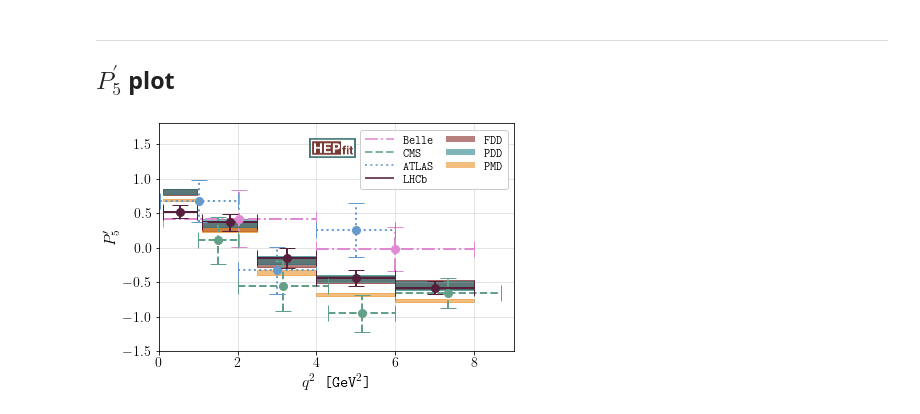
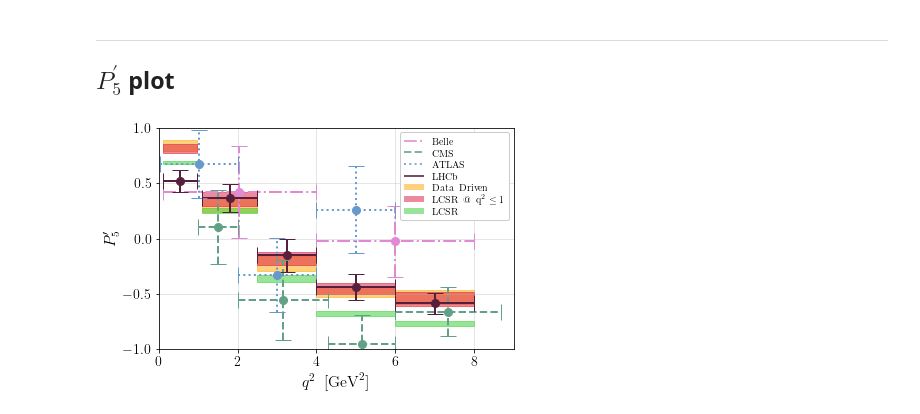
Before and after one commit to talismanbrandi/Plotting, a Jupyter notebook: notebooks/bsll_2021/P5p.ipynb, the cells around one changed output. Drawn from its saved outputs; the diff is of its cells as text; code cells hidden in the pictures.

Commit message:
plots and data for arXiv:2110.10126v2

```diff
--- a/notebooks/bsll_2021/P5p.ipynb
+++ b/notebooks/bsll_2021/P5p.ipynb
@@ -72,12 +72,12 @@ __________________
 __NOTE:__ Do not run this unless you have the data. You can load data below.
 # %%
 # set dump to True to dump data
-dump = True
+dump = False
 
 if dump:
-    FDD_path = '../../../bsll-2021/Normal-Runs/Global-SM-P5p-1/SM/FDD/SM/p5p.txt'
-    PDD_path = '../../../bsll-2021/Normal-Runs/Global-SM-P5p/SM/PDD/SM/p5p.txt'
-    PMD_path = '../../../bsll-2021/Normal-Runs/Global-SM-P5p/SM/PMD/SM/p5p.txt'
+    FDD_path = '../../../TheNewHope/PSR3/SM/FDD/SM/p5p.txt'
+    PDD_path = '../../../TheNewHope/PSR3/SM/PDD/SM/p5p.txt'
+    PMD_path = '../../../TheNewHope/PSR3/SM/PMD/SM/p5p.txt'
 
     LHCb_bins = [[x[2], x[3]] for x in P5p_LHCb]
 
@@ -124,7 +124,7 @@ plt.figure(figsize=(6,4))
 
 colors = ['#E18AD4', '#63a088', '#6699CC', '#56203d']
 style = ['dashdot', '--', ':', '-']
-bands = ['#710200', '#006f71', '#e67e00']
+bands = ['orange', 'crimson', 'limegreen']
 
 for i, had in enumerate(['FDD', 'PDD', 'PMD']):
     for row in data[had].iterrows():
@@ -132,38 +132,38 @@ for i, had in enumerate(['FDD', 'PDD', 'PMD']):
         plt.fill_between(item['bins'], [item.upper, item.upper], [item.lower, item.lower], alpha=0.5, color=bands[i])
 
 for i, key in enumerate(['Belle', 'CMS', 'ATLAS', 'LHCb']):
     x, y, xerr, yerr = formatter(data_d[key])
     eb = plt.errorbar(x, y, xerr=xerr, yerr=yerr, fmt='o', color=colors[i], ecolor=colors[i], elinewidth=2, capsize=8, markersize=8)
     eb[-1][0].set_linestyle(style[i])
     eb[-1][1].set_linestyle(style[i])
 
 # settings for the plot
 plt.xlim(0,9)
-plt.ylim(-1.5,1.8)
+plt.ylim(-1.,1.)
 plt.grid(':', alpha=0.4)
-plt.xlabel(r'$q^2$ [GeV$^2$]', fontsize=16)
+plt.xlabel(r'$q^2\ [\rm{GeV}^2]$', fontsize=16)
 plt.ylabel(r'$P_5^\prime$', fontsize=16)
 ax = plt.gca()
 ax.tick_params(axis='both', which='major', labelsize=14)
 
 # add the logo
-placeLogo(2.5, 3.8)
+# placeLogo(2.5, 3.8)
 
 # make the legend
-size = 12
+size = 10
 line0 = Line2D([0], [0], color=colors[0], linewidth=2, linestyle=style[0], solid_capstyle='butt', alpha=0.8)
 line1 = Line2D([0], [0], color=colors[1], linewidth=2, linestyle=style[1], solid_capstyle='butt', alpha=0.8)
 line2 = Line2D([0], [0], color=colors[2], linewidth=2, linestyle=style[2], solid_capstyle='butt', alpha=0.8)
 line3 = Line2D([0], [0], color=colors[3], linewidth=2, linestyle=style[3], solid_capstyle='butt', alpha=0.8)
 line4 = Line2D([0], [0], color=bands[0], linewidth=6, linestyle='-', solid_capstyle='butt', alpha=0.5)
 line5 = Line2D([0], [0], color=bands[1], linewidth=6, linestyle='-', solid_capstyle='butt', alpha=0.5)
 line6 = Line2D([0], [0], color=bands[2], linewidth=6, linestyle='-', solid_capstyle='butt', alpha=0.5)
-labels = ['Belle', 'CMS', 'ATLAS', 'LHCb','FDD', 'PDD', 'PMD']
-leg = plt.figlegend(handles=[line0, line1, line2, line3, line4, line5, line6], labels=labels, handlelength=2.4, labelspacing=0.15, bbox_to_anchor=[0.975, 0.96],
-                loc='upper right', prop={'size': size}, ncol=2, fancybox=True, framealpha=1, columnspacing=1)
+labels = [r'$\rm{Belle}$', r'$\rm{CMS}$', r'$\rm{ATLAS}$', r'$\rm{LHCb}$', r'$\rm{Data\ Driven}$', r'$\rm{LCSR\ @\ q^2\le1}$', r'$\rm{LCSR}$']
+leg = plt.figlegend(handles=[line0, line1, line2, line3, line4, line5, line6], labels=labels, handlelength=2., labelspacing=0.15, bbox_to_anchor=[0.975, 0.95],
+                loc='upper right', prop={'size': size}, ncol=1, fancybox=True, framealpha=1, columnspacing=1)
 
 plt.tight_layout()
 plt.savefig('../../plots/bsll_2021/P5p.pdf', dpi=300)
 plt.show()
 # %% [output]
-[figure, old version]
+[figure, new version]
```
Also changed, not shown: 8 other files.
